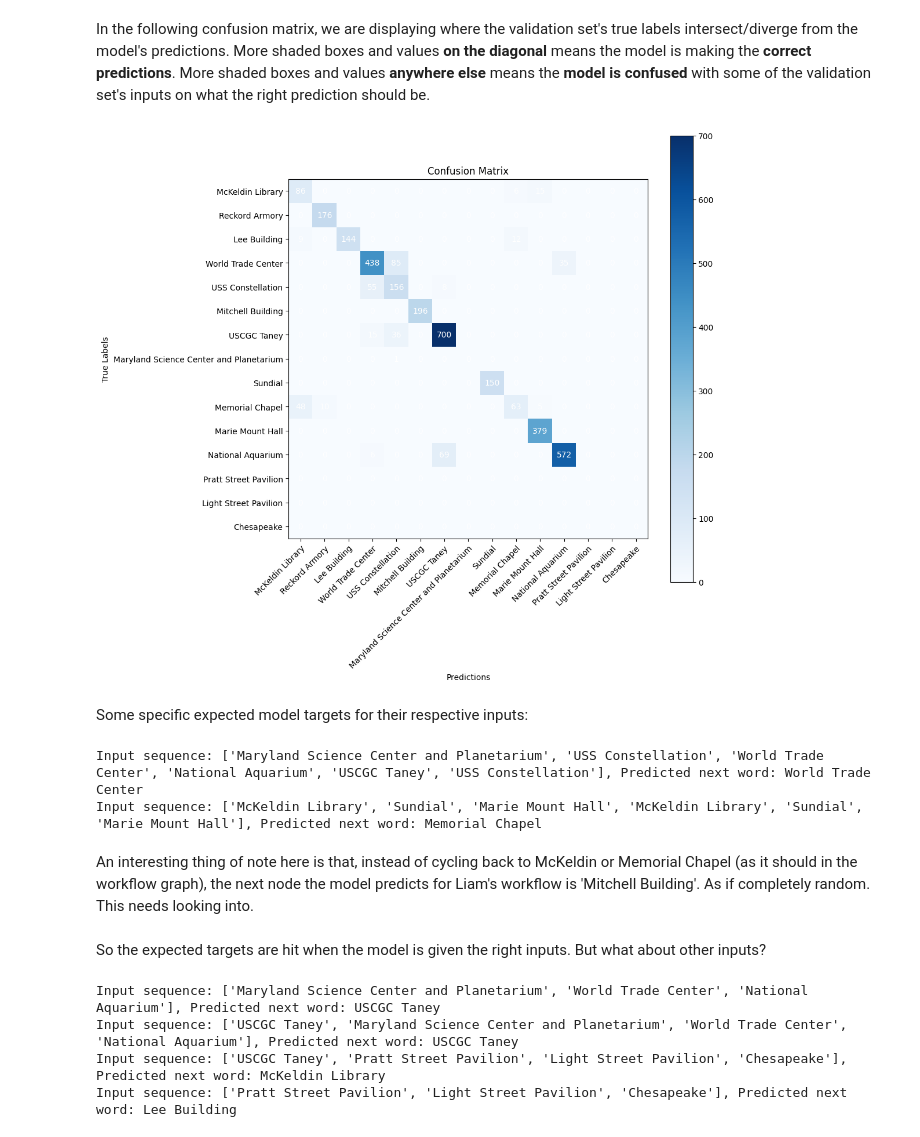
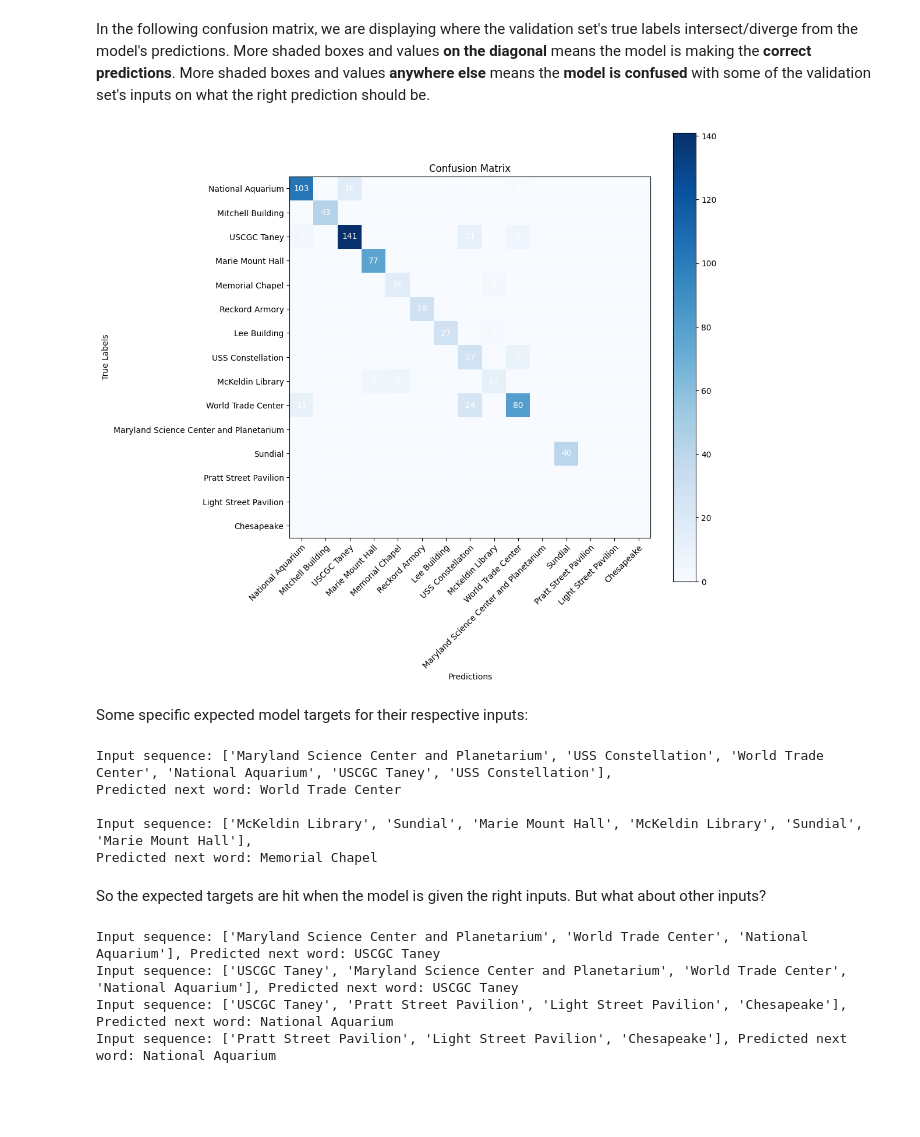
Before and after one commit to UMD-ARLIS/incubator-flagon-distill, a Jupyter notebook: prototypes/Prototype 4.ipynb, the cells around one changed output. Cells and saved outputs as stored; diff of their text form; code cells hidden in the pictures; blank space fills up the shorter version.

Commit message:
prototype_4.1 - working model

```diff
--- a/prototypes/Prototype 4.ipynb
+++ b/prototypes/Prototype 4.ipynb
@@ -406,6 +293,7 @@ Marie Mount Hall
 # %% [markdown]
 Straight-forward approach
 # %%
+import random
 import torch
 import torch.nn as nn
 import torch.optim as optim
@@ -437,18 +325,25 @@ class LSTM(nn.Module):
         output = self.fc(lstm_out.view(len(input_seq), -1))
         return output
 
-vocab += ['Pratt Street Pavilion', 'Light Street Pavilion', 'Chesapeake']
-# vocab = ['Canada', 'United States', 'Mexico', 'Brazil', 'Argentina', 'United Kingdom', 'France', 'Germany', 'Poland', 'Turkey', 'Japan', 'Australia', 'Russia', 'China', 'India', 'South Africa', 'Paraguay']
+
 word2idx = {w: i for i, w in enumerate(vocab)}
 idx2word = {i: w for i, w in enumerate(vocab)}
+
+# Schuffle and split data 80/20 training/testing with the last kth "fold"
+random.shuffle(data_tups)
+k = 5
+subset_size = len(data_tups) // k
+data_subsets = [data_tups[i:i+subset_size] for i in range(0, len(data_tups), subset_size)]
+val_data = data_subsets[ (k-1) ]
+train_data = [tup for i, subset in enumerate(data_subsets) for tup in subset if i != (k-1)]
 
 # Define the model
 lstm = LSTM(input_size=len(vocab), hidden_size=len(vocab), output_size=len(vocab))
 loss_fn = nn.CrossEntropyLoss()
 optimizer = torch.optim.Adam(lstm.parameters())
 
-for epoch in range(1001):
-    for i,t in data_tups:
+for epoch in range(501):
+    for i,t in train_data:
         lstm.zero_grad()
         hidden = (torch.zeros(1, 1, lstm.hidden_size), torch.zeros(1, 1, lstm.hidden_size))  # update hidden
         output = lstm(i)
@@ -458,6 +353,23 @@ for epoch in range(1001):
         loss.backward()
         optimizer.step()
 
-    if epoch % 100 == 0:
+    if epoch % 50 == 0:
         print(f"Epoch {epoch}, Loss: {loss.item()}")
+
+# Evaluate the model on the validation data
+val_loss = 0
+with torch.no_grad():
+    for i,t in val_data:
+        hidden = (torch.zeros(1, 1, lstm.hidden_size), torch.zeros(1, 1, lstm.hidden_size))  # update hidden
+        output = lstm(i)
+        predicted_idx = output[-1].unsqueeze(0)
+        target_idx = torch.tensor([word2idx[t]], dtype=torch.long)
+        loss = loss_fn(predicted_idx, target_idx)
+        val_loss += loss.item()
+
+val_loss /= len(val_data)
+print(f"Validation Loss: {val_loss}")
+
+# Save the model
+torch.save(lstm, 'model_4.pth')
 # %% [output]
@@ -561,9 +456,9 @@ Fold 5, Validation Loss: 0.683152137324214
 # %% [markdown]
 ## Model Performance
 # %%
-# import torch
+import torch
 
-# best_lstm = torch.load('model_3.pth')
+lstm = torch.load('model_4.pth')
 
-# # print("Size of the validation set for our confusion matrix: ", len(best_val_fold))
+print("Size of the validation set for our confusion matrix: ", len(val_data))
 # %% [output]
@@ -586,7 +481,7 @@ lstm.eval()
 predictions = []
 labels = []
 # Loop through the test dataset and make predictions
-for i, t in data_tups:
+for i, t in val_data:
     output = lstm(i)
     predicted_idx = torch.argmax(output[-1]).item()
     predicted_label = idx2word[predicted_idx]
@@ -597,34 +492,34 @@ for i, t in data_tups:
 conf_mat = confusion_matrix(labels, predictions, labels=vocab)
 # Print the confusion matrix
 # print(np.array2string(conf_mat, separator=', '))
 
 fig, ax = plt.subplots(figsize=(10,10))
 im = ax.imshow(conf_mat, cmap='Blues')
 
 # Set ticks for x and y axis
 ax.set_xticks(np.arange(len(vocab)))
 ax.set_yticks(np.arange(len(vocab)))
 
 # Set labels for x and y axis
 ax.set_xlabel('Predictions')
 ax.set_ylabel('True Labels')
 ax.set_xticklabels(vocab)
 ax.set_yticklabels(vocab)
 
 # Rotate the x-axis labels for better readability
 plt.setp(ax.get_xticklabels(), rotation=45, ha="right", rotation_mode="anchor")
 
 # Loop over the data and create annotations for each cell
 for i in range(len(vocab)):
     for j in range(len(vocab)):
         text = ax.text(j, i, conf_mat[i, j], ha="center", va="center", color="w")
 
 # Set title and colorbar
 ax.set_title("Confusion Matrix")
 fig.colorbar(im)
 plt.show()
 # %% [output]
-[figure, old version]
+[figure, new version]
 # %% [markdown]
 Some specific expected model targets for their respective inputs:
 # %%
@@ -635,14 +530,15 @@ for i in input_seqs:
     output = lstm(i)
     predicted_idx = torch.argmax(output[-1]).item()
     predicted_word = idx2word[predicted_idx]
-    print(f'Input sequence: {i}, Predicted next word: {predicted_word}')
-# Should be ['World Trade Center', 'National Aquarium', 'USCGC Taney', 'World Trade Center', 'National Aquarium', 'USCGC Taney']
-# Should be ['Memorial Chapel', 'Lee Building', 'Reckord Armory', 'Mitchell Building', 'Marie Mount Hall, (McKeldin/Memorial Chapel)']
+    print(f'\nInput sequence: {i}, \nPredicted next word: {predicted_word}')
+# Should be 'World Trade Center'
+# Should be 'Memorial Chapel'
 # %% [output]
-Input sequence: ['Maryland Science Center and Planetarium', 'USS Constellation', 'World Trade Center', 'National Aquarium', 'USCGC Taney', 'USS Constellation'], Predicted next word: World Trade Center
-Input sequence: ['McKeldin Library', 'Sundial', 'Marie Mount Hall', 'McKeldin Library', 'Sundial', 'Marie Mount Hall'], Predicted next word: Memorial Chapel
+Input sequence: ['Maryland Science Center and Planetarium', 'USS Constellation', 'World Trade Center', 'National Aquarium', 'USCGC Taney', 'USS Constellation'],
+Predicted next word: World Trade Center
+
+Input sequence: ['McKeldin Library', 'Sundial', 'Marie Mount Hall', 'McKeldin Library', 'Sundial', 'Marie Mount Hall'],
+Predicted next word: Memorial Chapel
-# %% [markdown]
-An interesting thing of note here is that, instead of cycling back to McKeldin or Memorial Chapel (as it should in the workflow graph), the next node the model predicts for Liam's workflow is 'Mitchell Building'. As if completely random. This needs looking into.
 # %% [markdown]
 So the expected targets are hit when the model is given the right inputs. But what about other inputs?
 # %%
@@ -656,6 +552,6 @@ for i in input_seqs:
 # %% [output]
 Input sequence: ['Maryland Science Center and Planetarium', 'World Trade Center', 'National Aquarium'], Predicted next word: USCGC Taney
 Input sequence: ['USCGC Taney', 'Maryland Science Center and Planetarium', 'World Trade Center', 'National Aquarium'], Predicted next word: USCGC Taney
-Input sequence: ['USCGC Taney', 'Pratt Street Pavilion', 'Light Street Pavilion', 'Chesapeake'], Predicted next word: McKeldin Library
-Input sequence: ['Pratt Street Pavilion', 'Light Street Pavilion', 'Chesapeake'], Predicted next word: Lee Building
+Input sequence: ['USCGC Taney', 'Pratt Street Pavilion', 'Light Street Pavilion', 'Chesapeake'], Predicted next word: National Aquarium
+Input sequence: ['Pratt Street Pavilion', 'Light Street Pavilion', 'Chesapeake'], Predicted next word: National Aquarium
 # %% [markdown]
```
Also changed, not shown: parts of 24 cells of this notebook, 1 other file.
